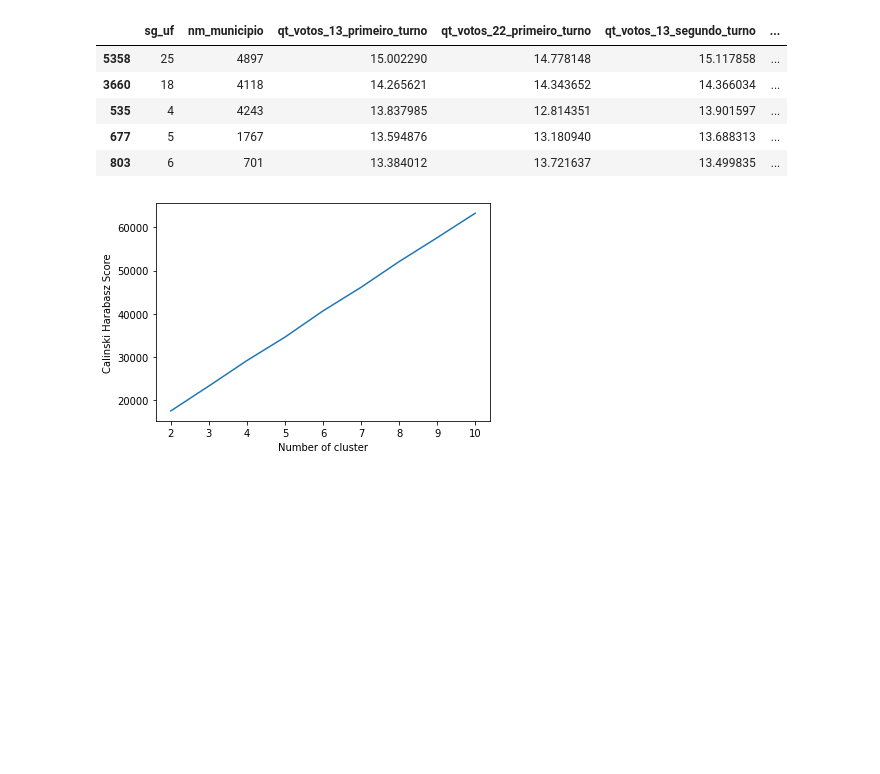
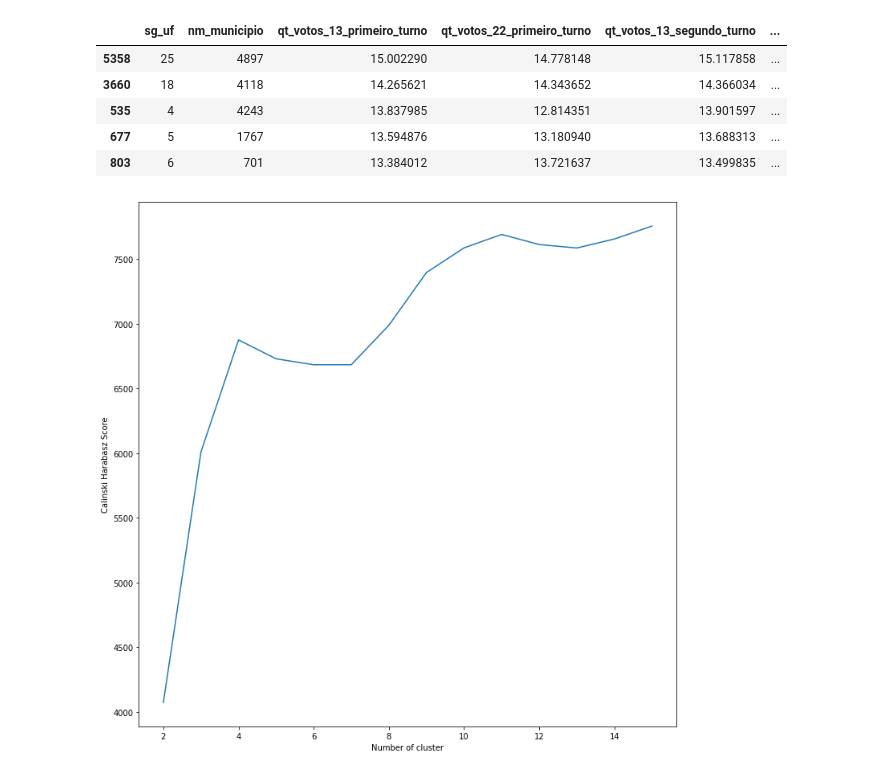
Before and after one commit to felipe-bonato/ciencia-de-dados-eleicoes, a Jupyter notebook: main.ipynb, the cells around one changed output. Drawn from its saved outputs; the diff is of its cells as text; code cells hidden in the pictures; blank space fills up the shorter version.

```diff
--- a/main.ipynb
+++ b/main.ipynb
@@ -256,7 +256,7 @@ df_votes_scalled.plot(
 df_votes_log = df_votes.copy(deep=True)
 df_votes_log[VOTES_COLUMNS] = pd.DataFrame(
 	preprocessing.FunctionTransformer(np.log1p).fit_transform(
-		df_votes[VOTES_COLUMNS]
+		df_votes_log[VOTES_COLUMNS]
 	)
 )
 df_votes_log = df_votes_log.sort_values(by='qt_votos_13_primeiro_turno', ascending=False)
@@ -277,16 +277,16 @@ df_votes_log.plot(
 # %%
 from sklearn.preprocessing import LabelEncoder
 
-df_votes = df_votes_log.copy(deep=True)
-#df_votes = df_votes_scalled.copy(deep=True)
+df_votes_pred = df_votes_log.copy(deep=True)
+#df_votes_pred = df_votes_scalled.copy(deep=True)
 
-label_encoder_municipio = LabelEncoder().fit(df_votes['nm_municipio'])
-df_votes['nm_municipio'] = label_encoder_municipio.transform(df_votes['nm_municipio'])
+label_encoder_municipio = LabelEncoder().fit(df_votes_pred['nm_municipio'])
+df_votes_pred['nm_municipio'] = label_encoder_municipio.transform(df_votes_pred['nm_municipio'])
 
-label_encoder_estado = LabelEncoder().fit(df_votes['sg_uf'])
-df_votes['sg_uf'] = label_encoder_estado.transform(df_votes['sg_uf'])
+label_encoder_estado = LabelEncoder().fit(df_votes_pred['sg_uf'])
+df_votes_pred['sg_uf'] = label_encoder_estado.transform(df_votes_pred['sg_uf'])
 
-df_votes.head()
+df_votes_pred.head()
 # %% [output]
 |  | sg_uf | nm_municipio | qt_votos_13_primeiro_turno | qt_votos_22_primeiro_turno | qt_votos_13_segundo_turno | ... |
 | 5358 | 25 | 4897 | 15.002290 | 14.778148 | 15.117858 | ... |
@@ -297,21 +297,21 @@ df_votes.head()
 # %%
 # https://scikit-learn.org/stable/_static/ml_map.png
 
 from sklearn import metrics
 from sklearn.cluster import KMeans
 
-TRAIN_DATA_COLUMNS = ['nm_municipio', *VOTES_COLUMNS]
+TRAIN_DATA_COLUMNS = [*VOTES_COLUMNS]
 
 calinski_harabasz_score = {}
-for k in range(2, 11):
-    kmeans = KMeans(n_clusters=k, max_iter=2000).fit(df_votes[TRAIN_DATA_COLUMNS])
+for k in range(2, 16):
+    kmeans = KMeans(n_clusters=k, max_iter=2000).fit(df_votes_pred[TRAIN_DATA_COLUMNS])
     label = kmeans.labels_
-    calinski_harabasz_score[k] = metrics.calinski_harabasz_score(df_votes[TRAIN_DATA_COLUMNS], label)
+    calinski_harabasz_score[k] = metrics.calinski_harabasz_score(df_votes_pred[TRAIN_DATA_COLUMNS], label)
 
-plt.figure()
+plt.figure(figsize=(12,12))
 plt.plot(list(calinski_harabasz_score.keys()), list(calinski_harabasz_score.values()))
 plt.xlabel("Number of cluster")
 plt.ylabel("Calinski Harabasz Score")
 plt.show()
 # %% [output]
-[figure, old version]
+[figure, new version]
```
Also changed, not shown: parts of 13 cells of this notebook.
